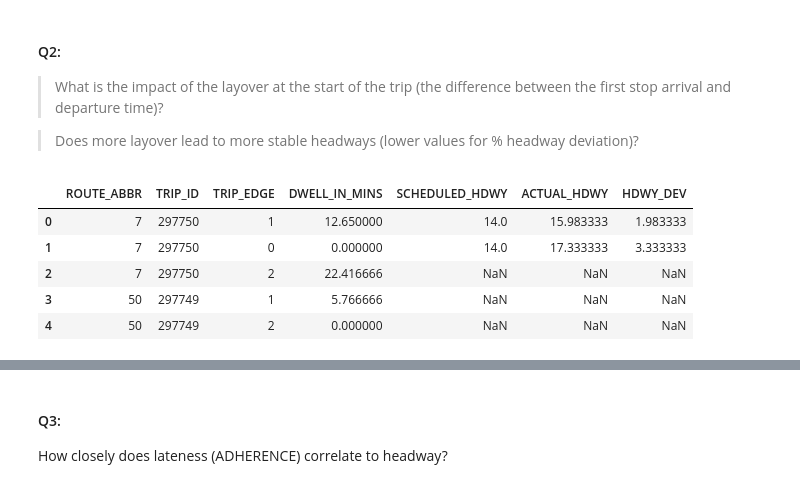
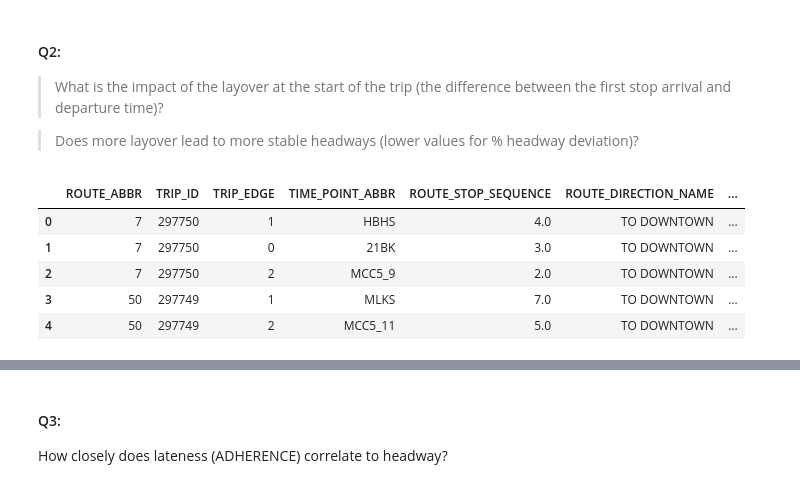
Before and after one commit to NSS-Data-Analytics-Cohort-7/wego-python-bit-my_finger, a Jupyter notebook: notebook/we_go_project.ipynb, the cells around one changed output, grey strips where cells are left out. Cells and saved outputs as stored; diff of their text form; code cells hidden in the pictures.

```diff
--- a/notebook/we_go_project.ipynb
+++ b/notebook/we_go_project.ipynb
@@ -382,12 +146,12 @@ headway_quartile
 > Does more layover lead to more stable headways (lower values for % headway deviation)?
 # %%
 # Create a dataframe with selected columns from original dataset
-impact_df = headway[['ROUTE_ABBR', 'TRIP_ID', 'TRIP_EDGE', 'DWELL_IN_MINS', 'SCHEDULED_HDWY', 'ACTUAL_HDWY', 'HDWY_DEV']]
+impact_df = headway[['ROUTE_ABBR', 'TRIP_ID', 'TRIP_EDGE', 'TIME_POINT_ABBR', 'ROUTE_STOP_SEQUENCE', 'ROUTE_DIRECTION_NAME', 'DWELL_IN_MINS', 'SCHEDULED_HDWY', 'ACTUAL_HDWY', 'HDWY_DEV', 'DATE']]
 impact_df.head()
 # %% [output]
-|  | ROUTE_ABBR | TRIP_ID | TRIP_EDGE | DWELL_IN_MINS | SCHEDULED_HDWY | ACTUAL_HDWY | HDWY_DEV |
-| 0 | 7 | 297750 | 1 | 12.650000 | 14.0 | 15.983333 | 1.983333 |
-| 1 | 7 | 297750 | 0 | 0.000000 | 14.0 | 17.333333 | 3.333333 |
-| 2 | 7 | 297750 | 2 | 22.416666 | NaN | NaN | NaN |
-| 3 | 50 | 297749 | 1 | 5.766666 | NaN | NaN | NaN |
-| 4 | 50 | 297749 | 2 | 0.000000 | NaN | NaN | NaN |
+|  | ROUTE_ABBR | TRIP_ID | TRIP_EDGE | TIME_POINT_ABBR | ROUTE_STOP_SEQUENCE | ROUTE_DIRECTION_NAME | ... |
+| 0 | 7 | 297750 | 1 | HBHS | 4.0 | TO DOWNTOWN | ... |
+| 1 | 7 | 297750 | 0 | 21BK | 3.0 | TO DOWNTOWN | ... |
+| 2 | 7 | 297750 | 2 | MCC5_9 | 2.0 | TO DOWNTOWN | ... |
+| 3 | 50 | 297749 | 1 | MLKS | 7.0 | TO DOWNTOWN | ... |
+| 4 | 50 | 297749 | 2 | MCC5_11 | 5.0 | TO DOWNTOWN | ... |
```
Also changed, not shown: parts of 36 cells of this notebook.
